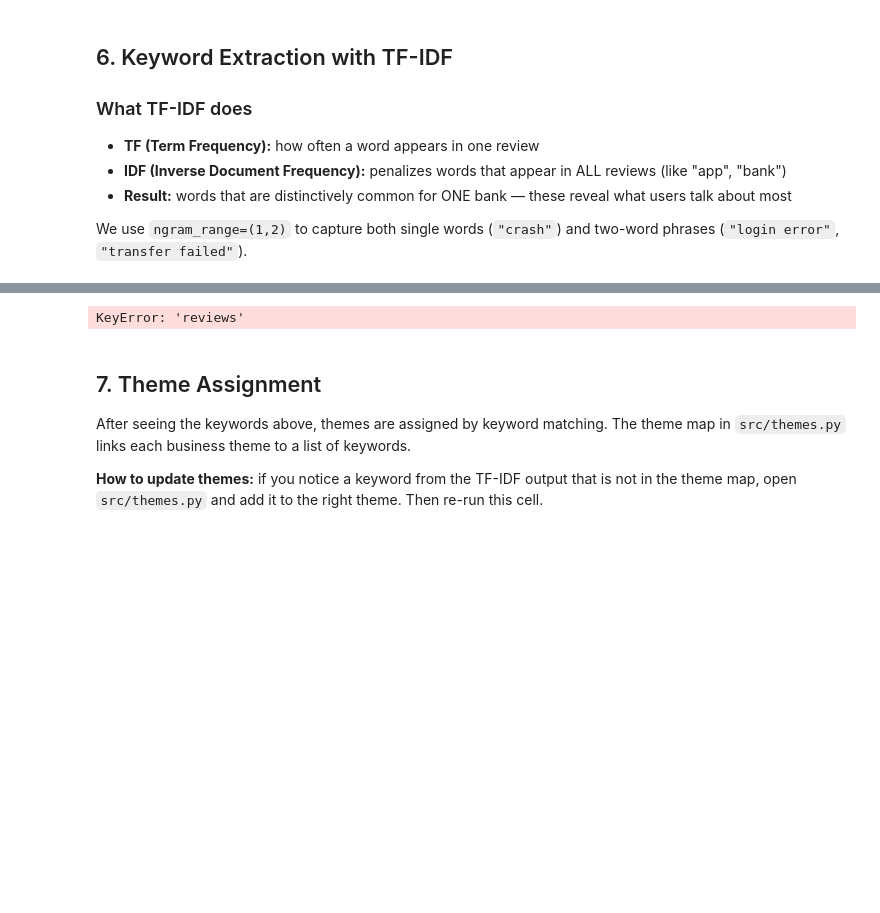
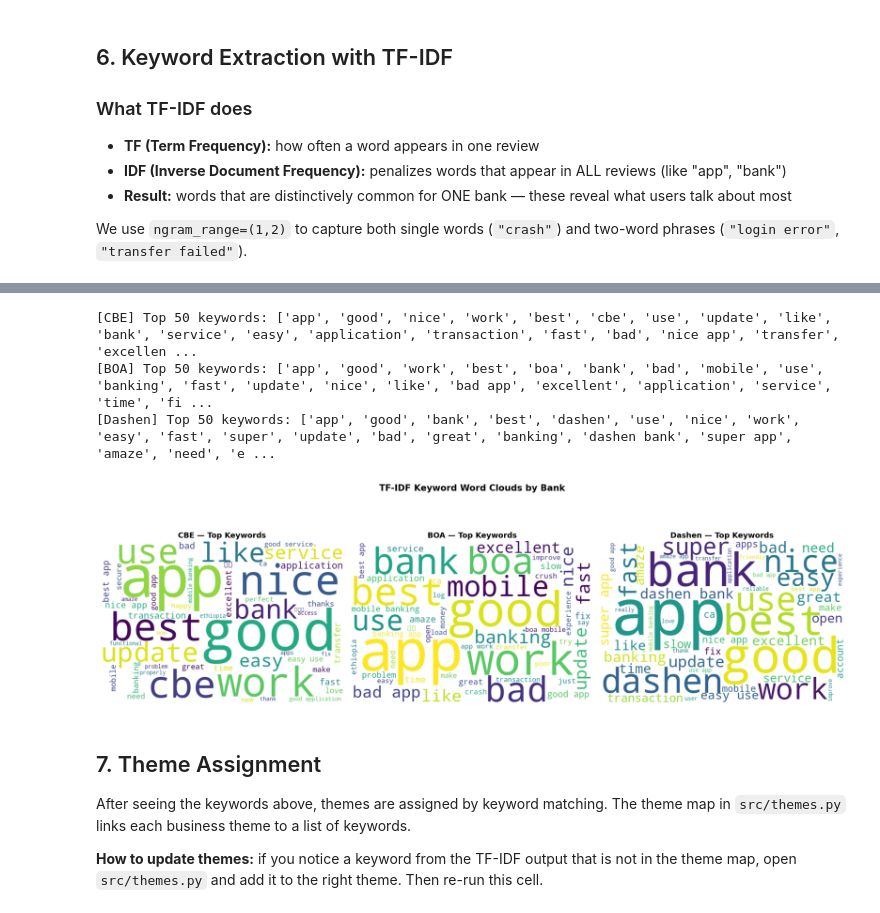
Before and after one commit to hawigirmachew27/fintech-review-analytics, a Jupyter notebook: notebooks/task2_all_banks.ipynb, the cells around one changed output, grey strips where cells are left out. Cells and saved outputs as stored; diff of their text form; code cells hidden in the pictures; blank space fills up the shorter version.

Commit message:
feat: fix wordcloud problem

```diff
--- a/notebooks/task2_all_banks.ipynb
+++ b/notebooks/task2_all_banks.ipynb
@@ -288,14 +287,34 @@ plt.show()
 # %%
-text_combined = " ".join(df['reviews'])
-wc = WordCloud(width=800, height=400, background_color='white', colormap='viridis').generate(text_combined)
+from wordcloud import WordCloud
+import matplotlib.pyplot as plt
 
-plt.figure(figsize=(12, 6))
-plt.imshow(wc, interpolation='bilinear')
-plt.axis('off')
-plt.title('Review Word Cloud')
+banks = ["CBE", "BOA", "Dashen"]
+
+fig, axes = plt.subplots(1, 3, figsize=(18, 6))
+
+for ax, bank in zip(axes, banks):
+    keywords = extract_top_keywords(df, bank_name=bank, top_n=50)
+    freq_dict = {kw: score for kw, score in keywords}
+
+    wc = WordCloud(
+        width=600,
+        height=400,
+        background_color="white",
+        colormap="viridis",
+    ).generate_from_frequencies(freq_dict)
+
+    ax.imshow(wc, interpolation="bilinear")
+    ax.axis("off")
+    ax.set_title(f"{bank} — Top Keywords", fontsize=13, fontweight="bold")
+
+plt.suptitle("TF-IDF Keyword Word Clouds by Bank", fontsize=15, fontweight="bold", y=1.02)
+plt.tight_layout()
 plt.show()
 # %% [output]
-KeyError: 'reviews'
+[CBE] Top 50 keywords: ['app', 'good', 'nice', 'work', 'best', 'cbe', 'use', 'update', 'like', 'bank', 'service', 'easy', 'application', 'transaction', 'fast', 'bad', 'nice app', 'transfer', 'excellen ...
+[BOA] Top 50 keywords: ['app', 'good', 'work', 'best', 'boa', 'bank', 'bad', 'mobile', 'use', 'banking', 'fast', 'update', 'nice', 'like', 'bad app', 'excellent', 'application', 'service', 'time', 'fi ...
+[Dashen] Top 50 keywords: ['app', 'good', 'bank', 'best', 'dashen', 'use', 'nice', 'work', 'easy', 'fast', 'super', 'update', 'bad', 'great', 'banking', 'dashen bank', 'super app', 'amaze', 'need', 'e ...
+[figure, added]
 # %% [markdown]
 ## 7. Theme Assignment
 
```
Also changed, not shown: parts of 8 cells of this notebook, 5 other files.
